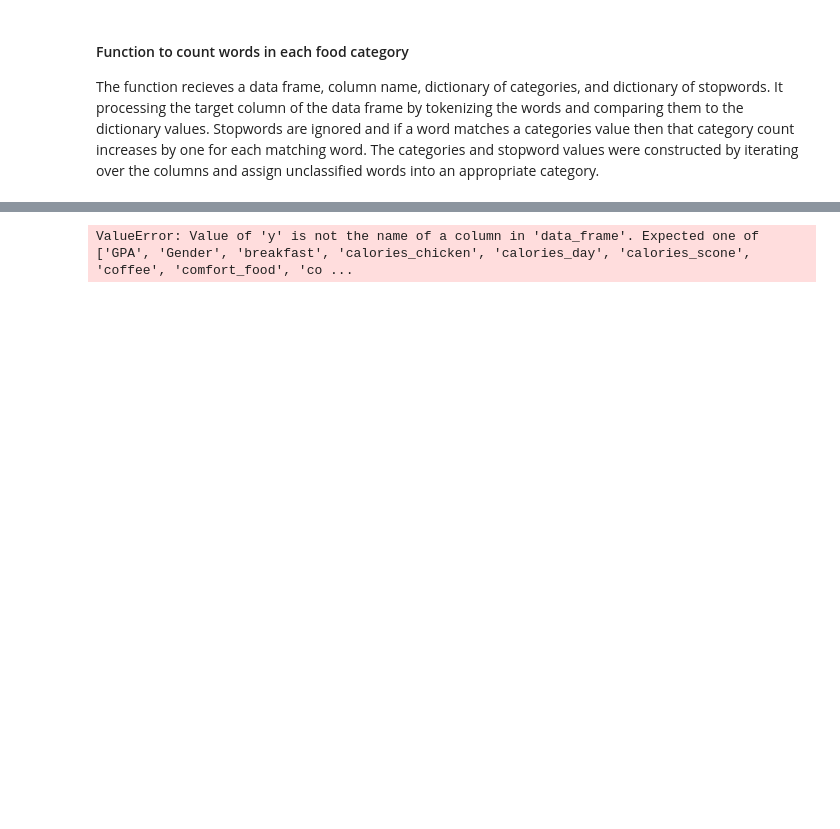
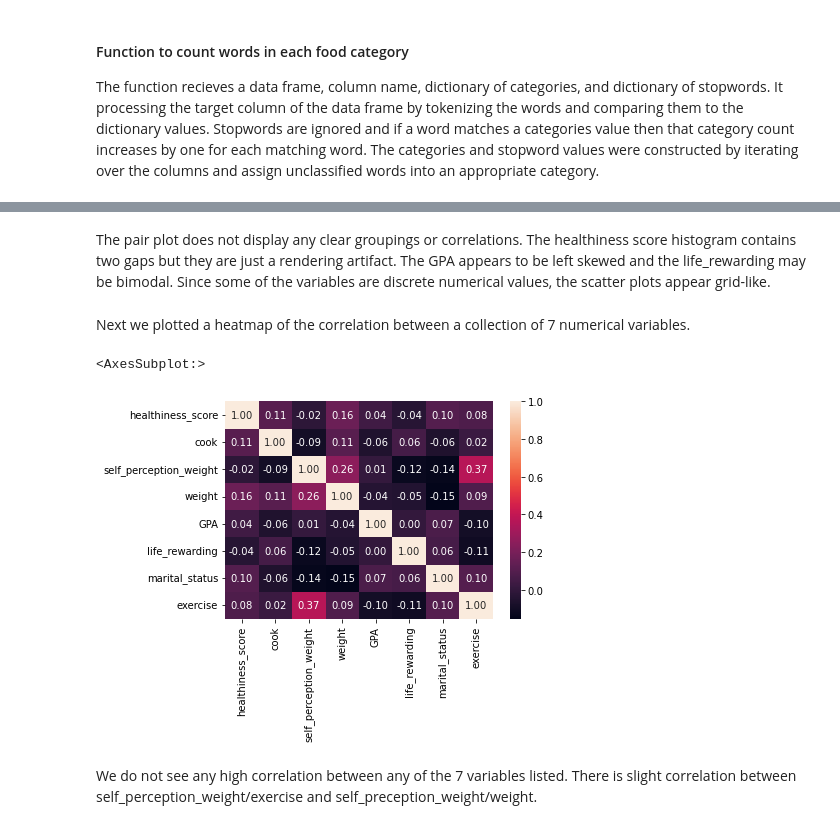
Before and after one commit to cuneom/COMP-4447-Final-Project---Food, a Jupyter notebook: FinalProject.ipynb, the cells around one changed output, grey strips where cells are left out. Saved outputs shown, nothing was run; the diff lists cells and outputs as text; code cells hidden in the pictures; blank space fills up the shorter version.

```diff
--- a/FinalProject.ipynb
+++ b/FinalProject.ipynb
@@ -449,7 +429,13 @@ fig.show()
-# %%
-# meat fruit veggie carbs junk healthy_tw water
-
-fig = px.scatter_3d(df, x='comfort_food_fc_junk', y='healthiness_score', z='GPA', title= 'TEST')
-fig.show()
-# %% [output]
-ValueError: Value of 'y' is not the name of a column in 'data_frame'. Expected one of ['GPA', 'Gender', 'breakfast', 'calories_chicken', 'calories_day', 'calories_scone', 'coffee', 'comfort_food', 'co ...
+# %% [markdown]
+The pair plot does not display any clear groupings or correlations. The healthiness score histogram contains two gaps but they are just a rendering artifact. The GPA appears to be left skewed and the life_rewarding may be bimodal. Since some of the variables are discrete numerical values, the scatter plots appear grid-like.
+# %% [markdown]
+Next we plotted a heatmap of the correlation between a collection of 7 numerical variables.
+# %%
+df2 = df[['healthiness_score', 'cook', 'self_perception_weight', 'weight', 'GPA', 'life_rewarding', 'marital_status', 'exercise']].copy()
+
+sns.heatmap(df2.corr(), annot=True, fmt='0.2f')
+# %% [output]
+<AxesSubplot:>
+[figure, added]
+# %% [markdown]
+We do not see any high correlation between any of the 7 variables listed. There is slight correlation between self_perception_weight/exercise and self_preception_weight/weight.
```
Also changed, not shown: parts of 28 cells of this notebook.
